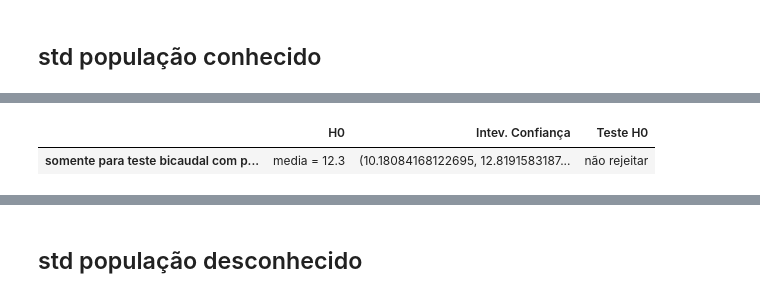
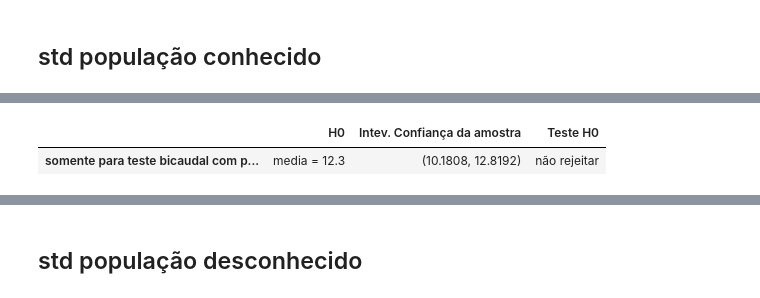
Before and after one commit to mjoventino/stats, a Jupyter notebook: 4a_Teste_Hipoteses.ipynb, the cells around one changed output, grey strips where cells are left out. Saved outputs shown, nothing was run; the diff lists cells and outputs as text; code cells hidden in the pictures.

```diff
--- a/4a_Teste_Hipoteses.ipynb
+++ b/4a_Teste_Hipoteses.ipynb
@@ -65,13 +65,13 @@ def x_Erro2(m_p, std_p, z_alfa, n):
     return x2
 # %%
 # Teste População:
-m_p= 53                  # média da população a ser testada
-std_p= 14             # desvio padrão da população
+m_p= 12.3                  # média da população a ser testada
+std_p= 3.8             # desvio padrão da população
 # Amostra:
-m= 45                 # média da amostra
-n= 30                   # tamanho da amostra
-alfa= 0.01              # nível de significância
-cauda= 'i'              # Teste de cauda i=inferior, s=superior, b=bicaudal
+m= 11.5                 # média da amostra
+n= 35                   # tamanho da amostra
+alfa= 0.04              # nível de significância
+cauda= 'b'              # Teste de cauda i=inferior, s=superior, b=bicaudal
 ## rodar a célula
 l_teste= Tp_teste(cauda,m_p)
 d={'H0':[l_teste[0]], 'Ha':[l_teste[1]],'Tipo':[l_teste[2]]}
@@ -149,14 +145,17 @@ Text(0.5, 0, 'não rejeitar H0')
 # %%
 # erro_padrão_Media_amostra (std_p,  N  (populacao),  n= tamanho amostra)
 def std_m(std_p,n):                               # n/N < 0.05 ou populacao infinita
     return float(std_p/n**0.5)
 def std_m_N(std_p,n,N):
     return float((N-n)/(N-1)*std_p/n**0.5)
-a_conf= 1- alfa
-e_m= std_m(std_p,n)    # n/N < 0.05
-x99= norm.interval(a_conf,m,e_m)             # calcula limites do intervalo com base no nivel de confiança
-d={'H0':[l_teste[0]], 'Intev. Confiança':[(x99[0],x99[1])] ,'Teste H0':[rej(p,alfa)]}
+a_conf= 1- alfa                              # nivel
+e_m= std_m(std_p,n)    # n/N < 0.05         # desvio padrão da amostra com base n
+#ic= norm.interval(a_conf,m,e_m)             # calcula limites do intervalo com base no nivel de confiança
+# alternativamente:
+E = z_alfa * std_p / n**0.5
+ic = (m - E, m + E)
+d={'H0':[l_teste[0]], 'Intev. Confiança da amostra':[(round(ic[0],4),round(ic[1],4))] ,'Teste H0':[rej(p,alfa)]}
 pd.DataFrame(d, index=['somente para teste bicaudal com pop. infinita'])
 # %% [output]
-|  | H0 | Intev. Confiança | Teste H0 |
-| somente para teste bicaudal com p... | media = 12.3 | (10.18084168122695, 12.8191583187... | não rejeitar |
+|  | H0 | Intev. Confiança da amostra | Teste H0 |
+| somente para teste bicaudal com p... | media = 12.3 | (10.1808, 12.8192) | não rejeitar |
```
Also changed, not shown: parts of 7 cells of this notebook.
